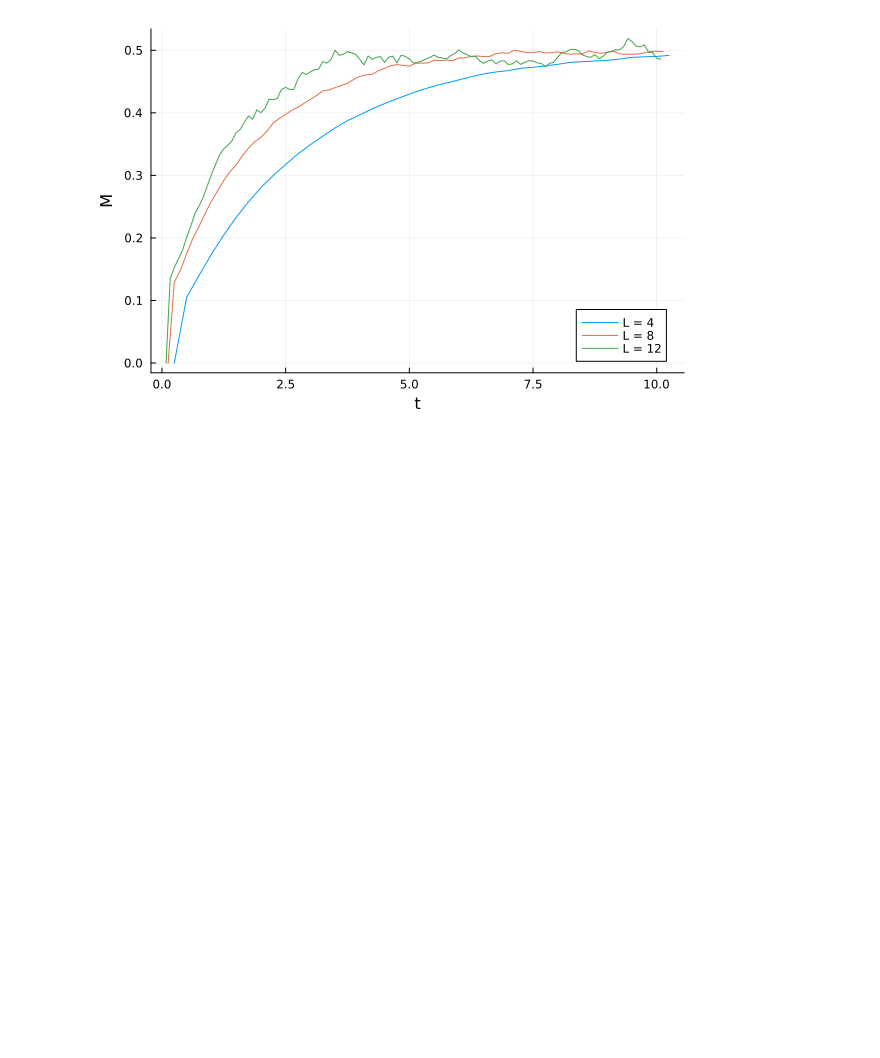
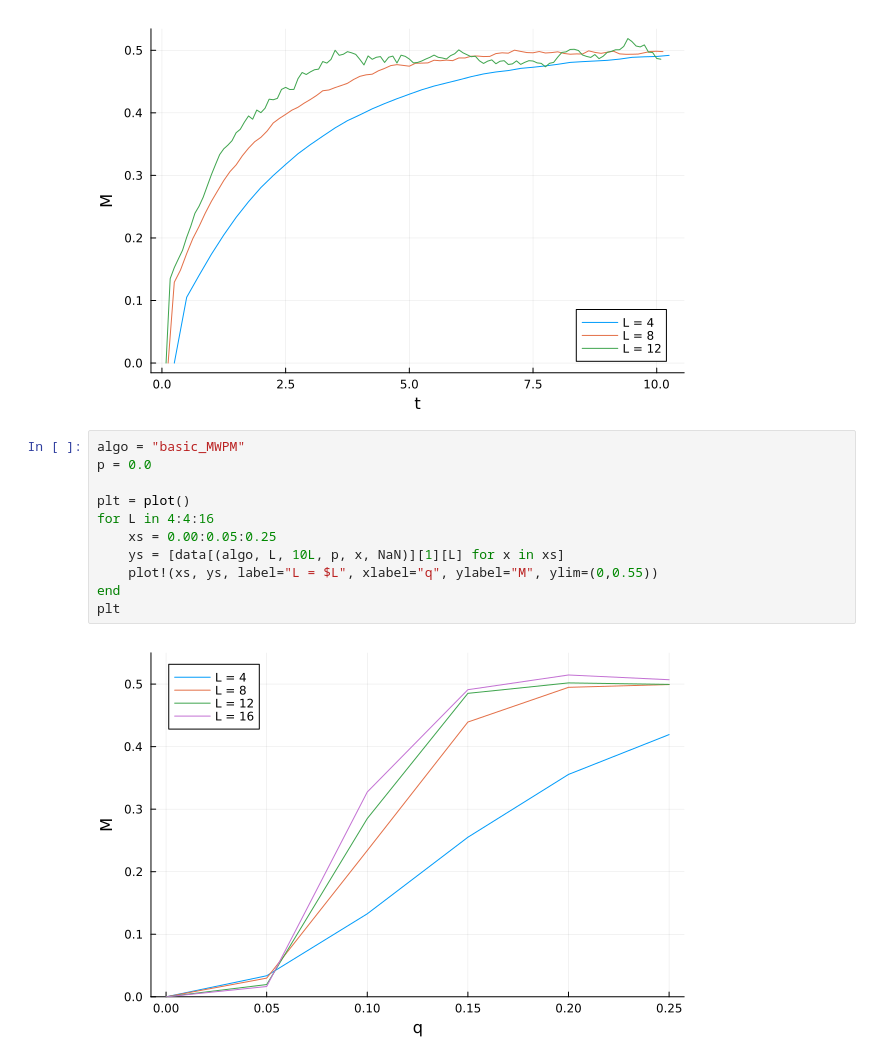
Before and after one commit to jahauser/single_shot, a Jupyter notebook: notebooks/25_08_22.ipynb, the cells around one changed output. Cells and saved outputs as stored; diff of their text form; blank space fills up the shorter version.

Commit message:
updates and data

```diff
--- a/notebooks/25_08_22.ipynb
+++ b/notebooks/25_08_22.ipynb
@@ -153,3 +153,16 @@ end
 plt
 # %% [output]
 [figure]
+# %%
+algo = "basic_MWPM"
+p = 0.0
+
+plt = plot()
+for L in 4:4:16
+    xs = 0.00:0.05:0.25
+    ys = [data[(algo, L, 10L, p, x, NaN)][1][L] for x in xs]
+    plot!(xs, ys, label="L = $L", xlabel="q", ylabel="M", ylim=(0,0.55))
+end
+plt
+# %% [output]
+[figure, added]
```
Also changed, not shown: parts of 1 cell of this notebook, 9 other files.
